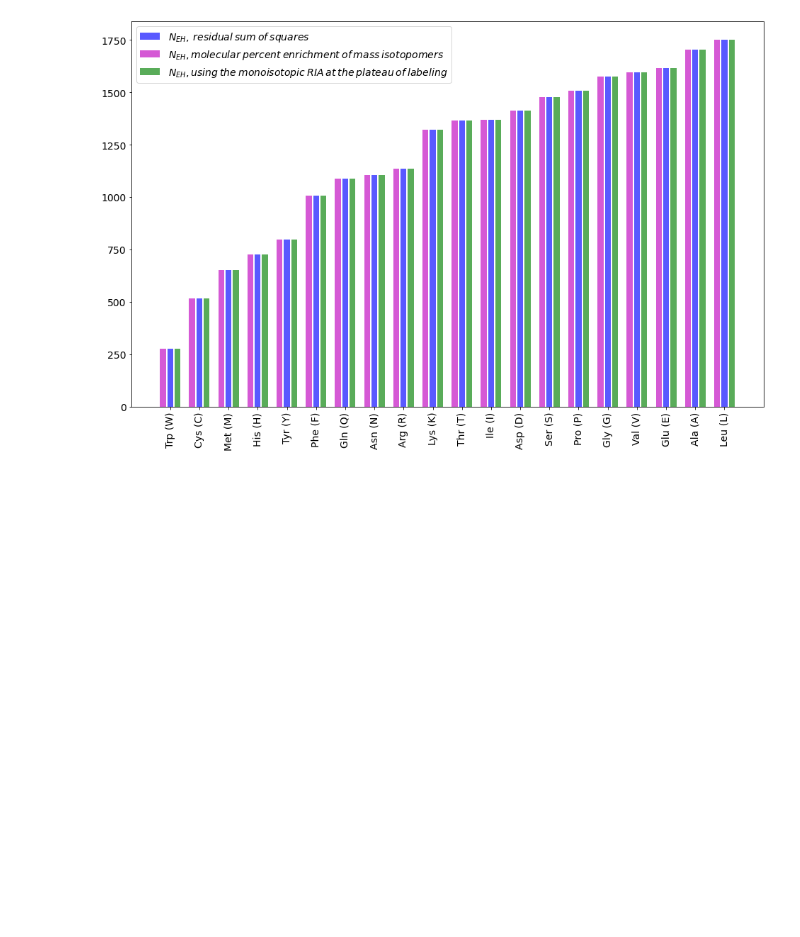
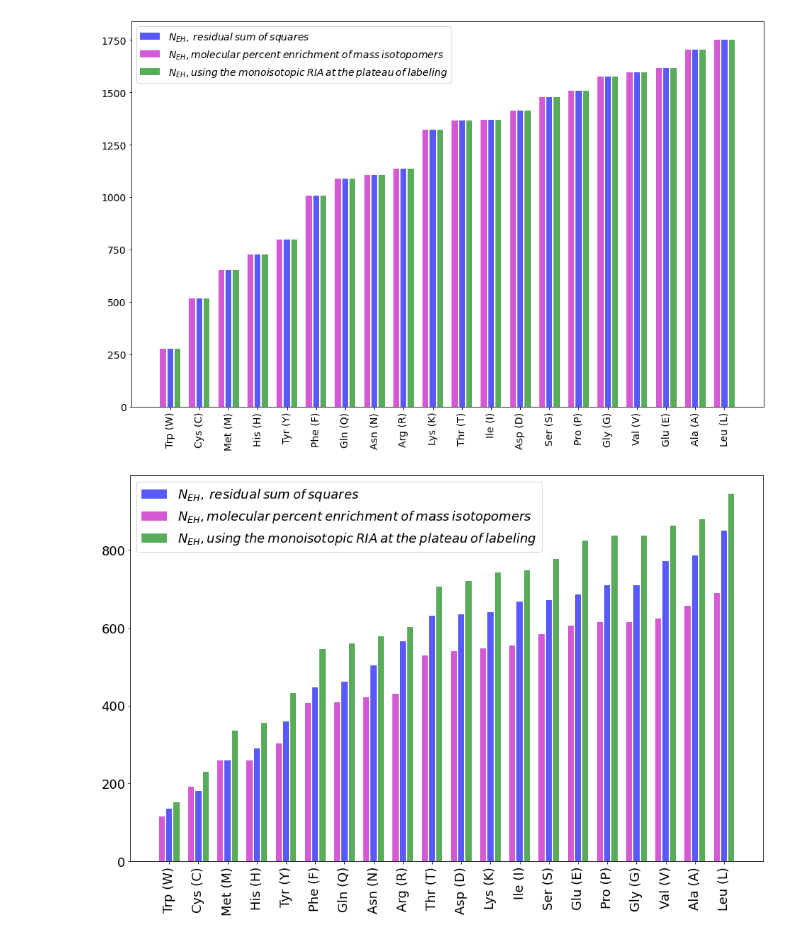
Before and after one commit to henockmamo54/Analysis_for_neh_paper, a Jupyter notebook: Final/Experimental_result/utmb_liver/utmb-peptide.ipynb, the cells around one changed output. Drawn from its saved outputs; the diff is of its cells as text; code cells hidden in the pictures; blank space fills up the shorter version.

```diff
--- a/Final/Experimental_result/utmb_liver/utmb-peptide.ipynb
+++ b/Final/Experimental_result/utmb_liver/utmb-peptide.ipynb
@@ -235,3 +235,15 @@ plt.legend()
 plt.savefig("count_aa_eq.jpeg",dpi=900,bbox_inches='tight')
 # %% [output]
 [figure]
+# %%
+plt.rc('font', size=18)
+plt.figure(figsize=(16,10))
+
+plot_aa_count(data[data.APE_RMSE < 0.01],"ape_aa_count.jpeg",1)
+plot_aa_count(data[data.MPE_RMSE < 0.01],"mpe_aa_count.jpeg",0)
+plot_aa_count(data[data.Asym_RMSE < 0.01],"asymp_aa_count.jpeg",2)
+
+plt.legend()
+plt.savefig("utmb_count_aa_eq.jpeg",dpi=900,bbox_inches='tight')
+# %% [output]
+[figure, added]
```
Also changed, not shown: 18 other files.
